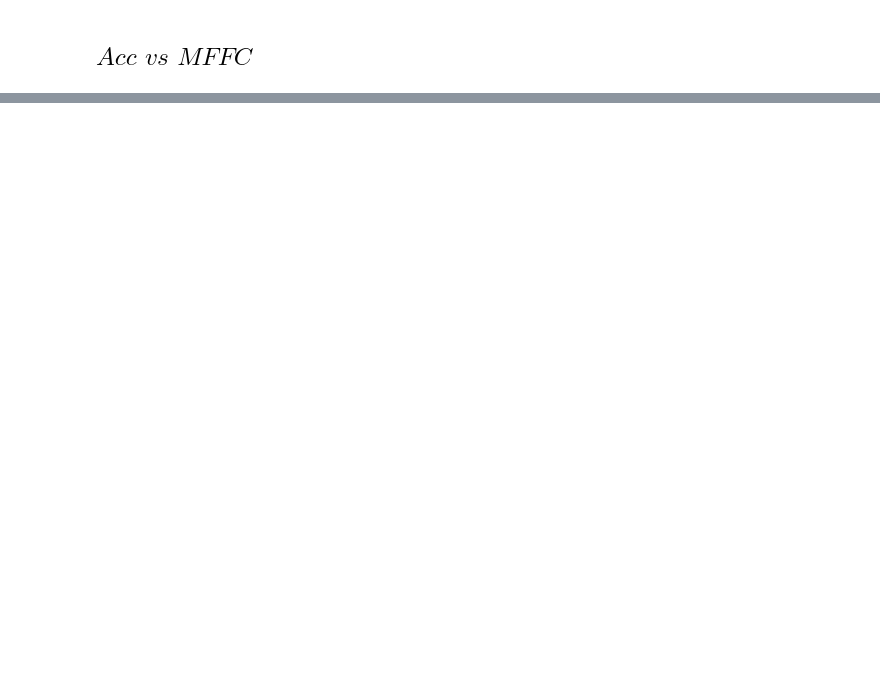
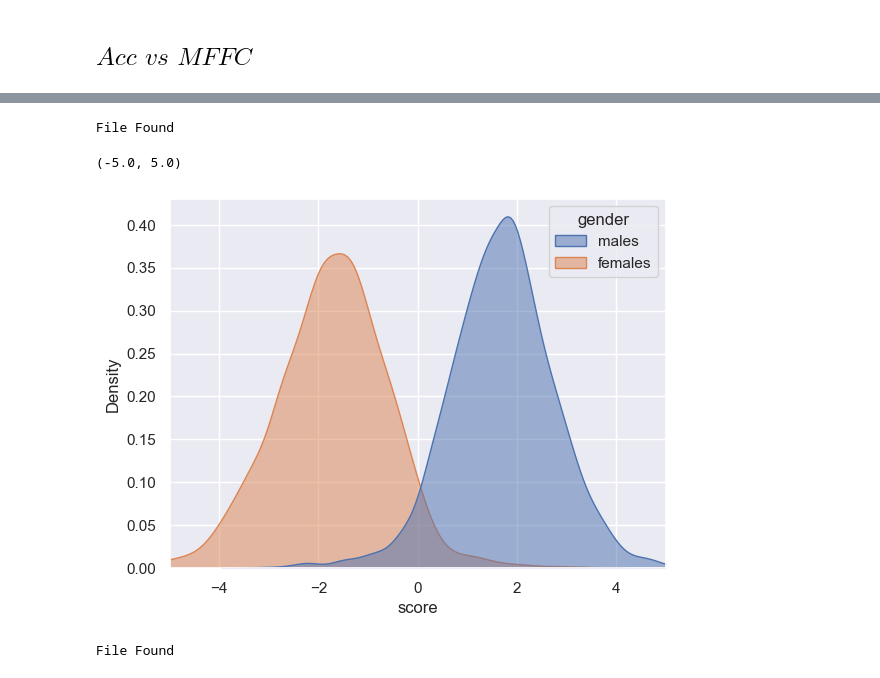
Before and after one commit to GonzaLinares/ProcVoz_Proyecto1, a Jupyter notebook: gender_classifier_EDA.ipynb, the cells around one changed output, grey strips where cells are left out. Drawn from its saved outputs; the diff is of its cells as text; code cells hidden in the pictures; blank space fills up the shorter version.

```diff
--- a/gender_classifier_EDA.ipynb
+++ b/gender_classifier_EDA.ipynb
@@ -136,0 +166,41 @@ def test(model_male, model_female, X_test, y_test):
+# %%
+mffc_24 = 24
+n_comps = 24
+
+dataset = getDatasets(mffc_24, 320)
+m = models[models.gender=="male"][models.mfcc == mffc_24.__str__()][models.components == n_comps.__str__()].iloc[0].model
+f = models[models.gender=="female"][models.mfcc == mffc_24.__str__()][models.components == n_comps.__str__()].iloc[0].model
+
+predictions = []
+
+scores_gmm_24 = pd.Series(index=dataset.index)
+
+for index, row in dataset.iterrows():
+    score = m.score_samples(row["mfcc"]) - f.score_samples(row["mfcc"])
+    scores_gmm_24[index] = score.mean()
+# %% [output]
+File Found
+# %%
+df_scores_24 = pd.DataFrame({'score': scores_gmm_24, 'gender': dataset.gender})
+sns.kdeplot(data=df_scores_24, x='score', hue='gender', alpha=0.5, fill=True, common_norm=False)
+plt.gca().set_xlim(-5, 5)
+# %% [output]
+(-5.0, 5.0)
+[figure, added]
+# %%
+mffc_24 = 16
+n_comps = 16
+
+dataset = getDatasets(mffc_24, 320)
+m = models[models.gender=="male"][models.mfcc == mffc_24.__str__()][models.components == n_comps.__str__()].iloc[0].model
+f = models[models.gender=="female"][models.mfcc == mffc_24.__str__()][models.components == n_comps.__str__()].iloc[0].model
+
+predictions = []
+
+scores_gmm_16 = pd.Series(index=dataset.index)
+
+for index, row in dataset.iterrows():
+    score = m.score_samples(row["mfcc"]) - f.score_samples(row["mfcc"])
+    scores_gmm_16[index] = score.mean()
+# %% [output]
+File Found
```
Also changed, not shown: parts of 15 cells of this notebook, 1 other file.
